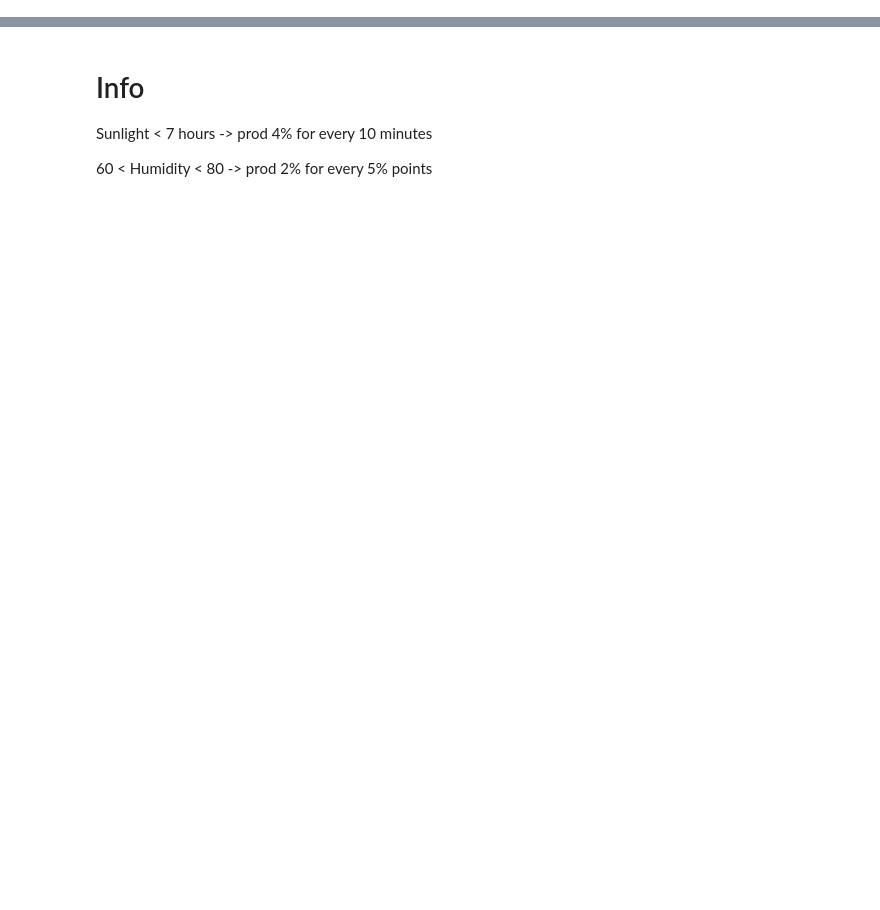
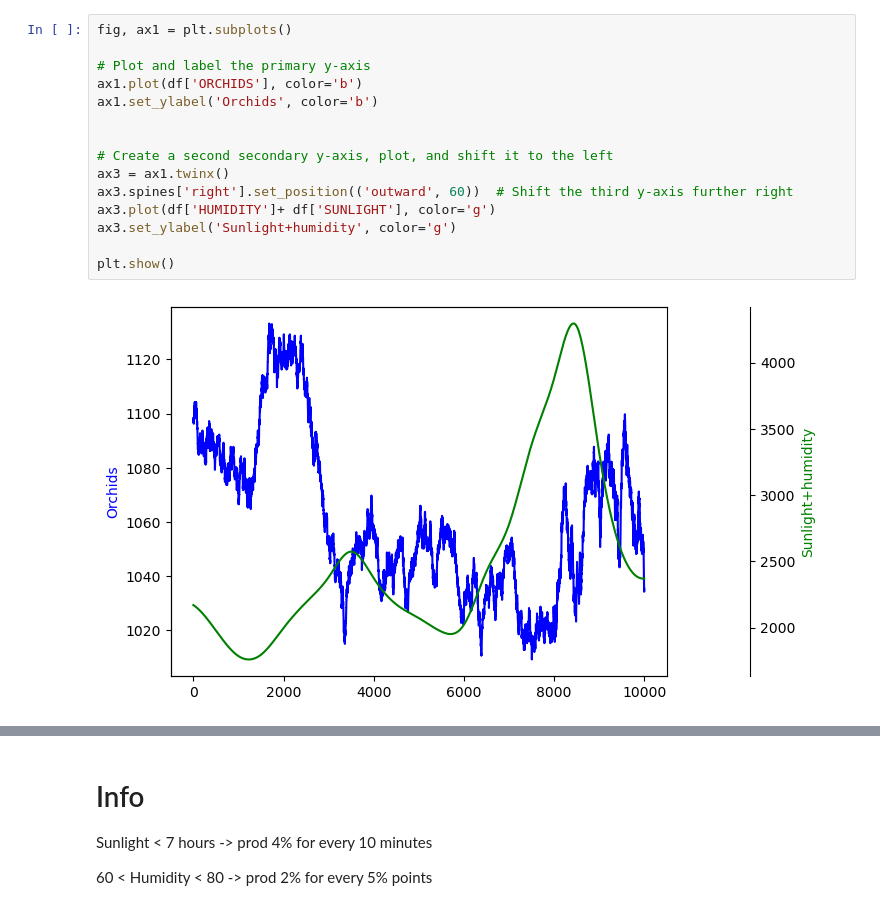
Before and after one commit to AlviseSembenico/IMC-prosperity, a Jupyter notebook: notebooks/round2.ipynb, the cells around one changed output, grey strips where cells are left out. Drawn from its saved outputs; the diff is of its cells as text; blank space fills up the shorter version.

```diff
--- a/notebooks/round2.ipynb
+++ b/notebooks/round2.ipynb
@@ -60,0 +117,17 @@ plt.show()
+# %%
+fig, ax1 = plt.subplots()
+
+# Plot and label the primary y-axis
+ax1.plot(df['ORCHIDS'], color='b')
+ax1.set_ylabel('Orchids', color='b')
+
+
+# Create a second secondary y-axis, plot, and shift it to the left
+ax3 = ax1.twinx()
+ax3.spines['right'].set_position(('outward', 60))  # Shift the third y-axis further right
+ax3.plot(df['HUMIDITY']+ df['SUNLIGHT'], color='g')
+ax3.set_ylabel('Sunlight+humidity', color='g')
+
+plt.show()
+# %% [output]
+[figure, added]
```
Also changed, not shown: parts of 8 cells of this notebook.
